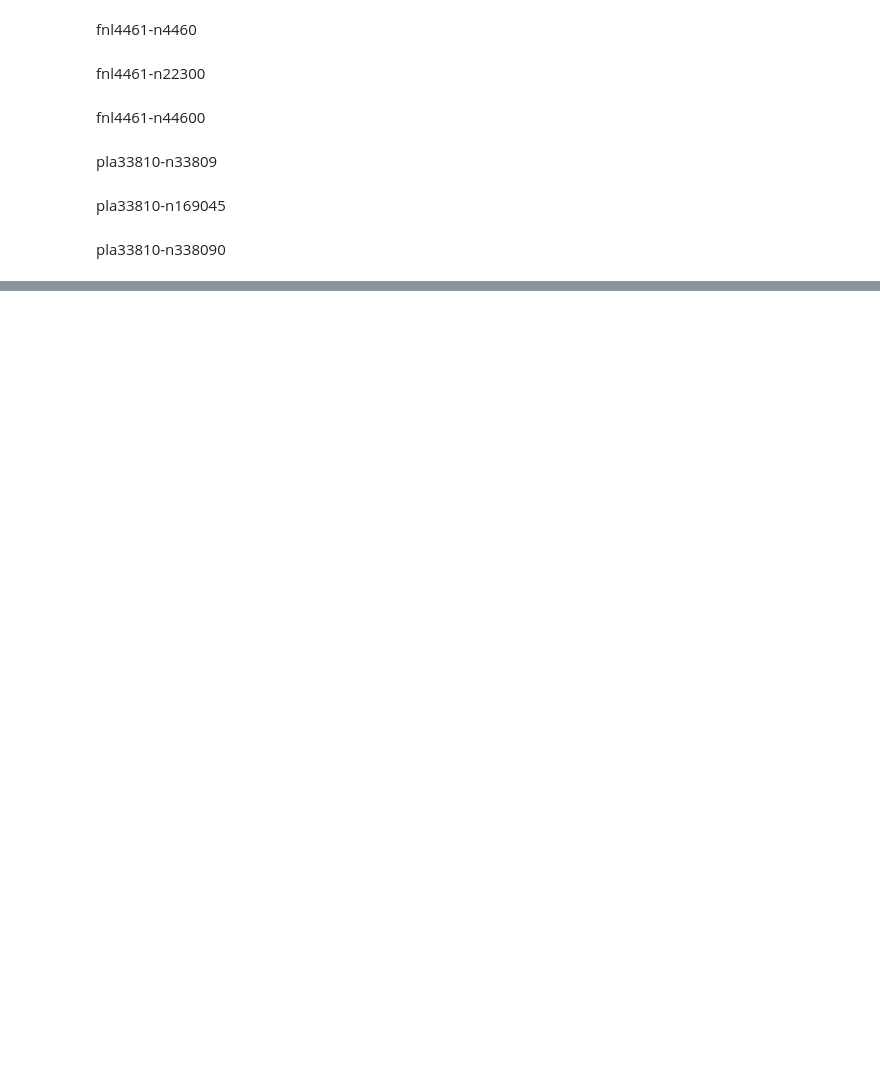
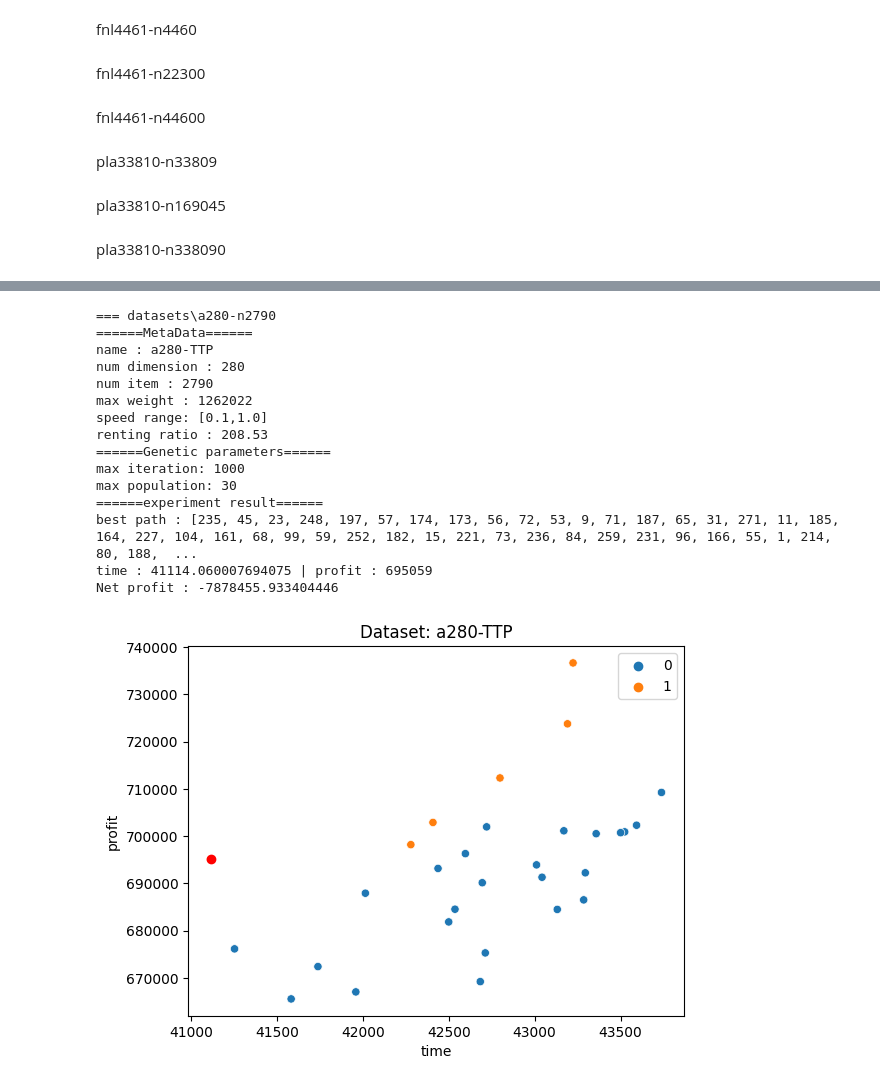
Before and after one commit to thatbeer/Nature_inspired, a Jupyter notebook: project02/pso.ipynb, the cells around one changed output, grey strips where cells are left out. Cells and saved outputs as stored; diff of their text form; code cells hidden in the pictures; blank space fills up the shorter version.

```diff
--- a/project02/pso.ipynb
+++ b/project02/pso.ipynb
@@ -702,0 +970,22 @@ pla33810-n338090
+# %%
+def is_dominated2(chrom1, chrom2):
+    """
+    Check if chrom1 is dominated by chrom2.
+    """
+    return (chrom2.personal_best_score.time <= chrom1.personal_best_score.time and chrom2.personal_best_score.profit >= chrom1.personal_best_score.profit) and \
+           (chrom2.personal_best_score.time < chrom1.personal_best_score.time or chrom2.personal_best_score.profit > chrom1.personal_best_score.profit)
+
+def find_dominance_flags2(population):
+    """
+    Assign a flag for each chromosome in the population.
+    1 for non-dominated, 0 for dominated.
+    """
+    flags = [1] * len(population)  # Initialize all as non-dominated
+
+    for i, chrom1 in enumerate(population):
+        for chrom2 in population:
+            if chrom1 != chrom2 and is_dominated2(chrom1, chrom2):
+                flags[i] = 0  # Mark as dominated
+                break  # No need to check further if dominated
+
+    return flags
@@ -702,0 +1110,23 @@ pla33810-n338090
+# %%
+pdata2 = read_problem(path[2])
+pso2 = PSO(pdata2,num_particles,iterations)
+pres2 = pso2.run()
+print(f"=== {path[2].split('/')[-1].split('.')[0]}")
+plot_experiment_results2(pdata2,pso2,pres2)
+# %% [output]
+=== datasets\a280-n2790
+======MetaData======
+name : a280-TTP
+num dimension : 280
+num item : 2790
+max weight : 1262022
+speed range: [0.1,1.0]
+renting ratio : 208.53
+======Genetic parameters======
+max iteration: 1000
+max population: 30
+======experiment result======
+best path : [235, 45, 23, 248, 197, 57, 174, 173, 56, 72, 53, 9, 71, 187, 65, 31, 271, 11, 185, 164, 227, 104, 161, 68, 99, 59, 252, 182, 15, 221, 73, 236, 84, 259, 231, 96, 166, 55, 1, 214, 80, 188,  ...
+time : 41114.060007694075 | profit : 695059
+Net profit : -7878455.933404446
+[figure, added]
```
Also changed, not shown: parts of 10 cells of this notebook, 9 other files.
